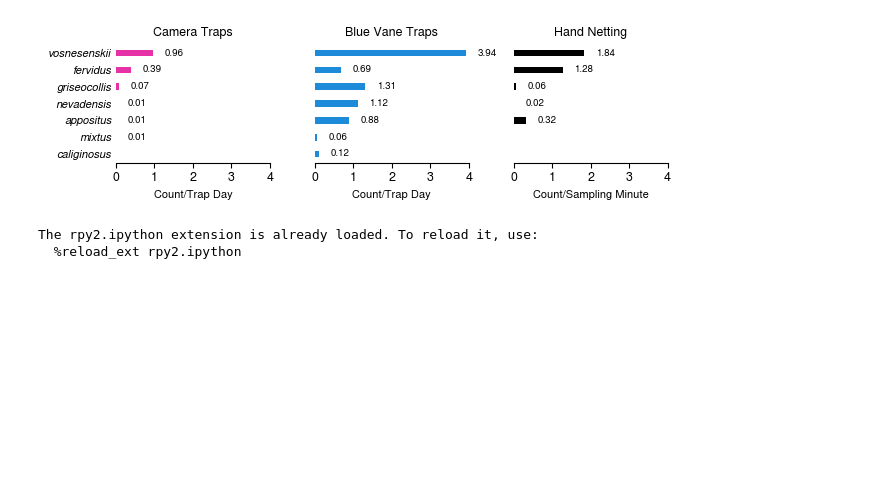
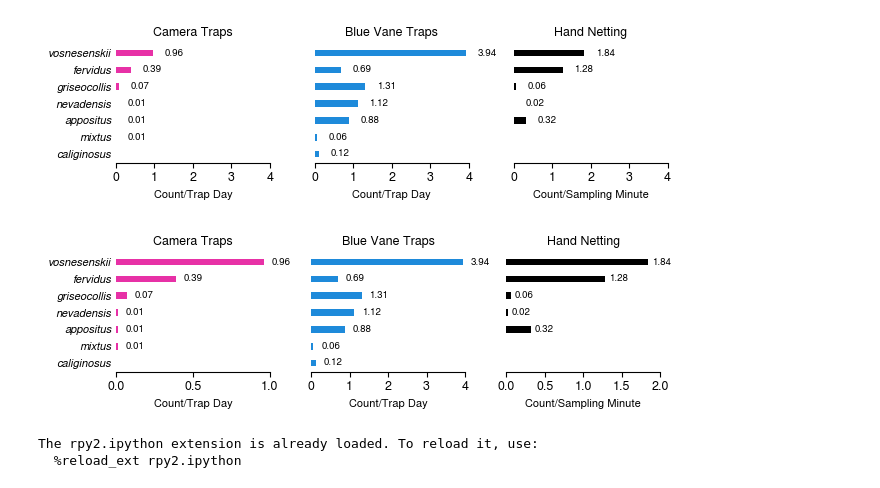
Before and after one commit to mparkergetz/bee_cam_data_processing, a Jupyter notebook: nb4_process_community_data.ipynb, the cells around one changed output. Saved outputs shown, nothing was run; the diff lists cells and outputs as text; code cells hidden in the pictures; blank space fills up the shorter version.

```diff
--- a/nb4_process_community_data.ipynb
+++ b/nb4_process_community_data.ipynb
@@ -242,5 +242,73 @@ plt.savefig('figs/methods_comparison_separated_norm.svg', format='svg')
 # %% [output]
 [figure]
+# %%
+# PLOT METHODS COMPARISON WITH NORMALIZED COUNTS
+bar_width = 0.4
+species_all_reversed = list(reversed(species_all))
+y_pos = range(len(species_all_reversed))
+text_offset = .3
+
+fig, axs = plt.subplots(1, 3, figsize=(6.5, 2), sharey=True)
+
+axs[0].set_yticks(y_pos)
+axs[0].invert_yaxis()
+axs[0].set_xlabel('Count/Trap Day', size=8)
+axs[0].set_xlim(0,1)
+axs[0].set_xticks([0,0.5,1])
+axs[0].set_title('Camera Traps', size=9)
+bars0 = axs[0].barh(y_pos, list(reversed(counts_s1n)), height=bar_width, color='#e731a6ff')
+for bar, count in zip(bars0, list(reversed(counts_s1n))):
+    if count != 0:
+        axs[0].text(
+            bar.get_width() + .05,
+            bar.get_y() + bar.get_height()/2,
+            str(count),
+            va='center',
+            ha='left',
+            size=7
+        )
+
+bars1 = axs[1].barh(y_pos, list(reversed(counts_s2n)), height=bar_width, color='#1e8adaff')
+for bar, count in zip(bars1, list(reversed(counts_s2n))):
+    if count != 0:
+        axs[1].text(bar.get_width() + .2, bar.get_y() + bar.get_height()/2, str(count),
+                    va='center', ha='left', size=7)
+axs[1].set_yticks(y_pos)
+axs[1].set_yticklabels([])
+axs[1].invert_yaxis()
+axs[1].set_xlabel('Count/Trap Day', size=8)
+axs[1].set_title('Blue Vane Traps', size=9)
+axs[1].set_xlim(0,4)
+
+bars2 = axs[2].barh(y_pos, list(reversed(counts_s3n)), height=bar_width, color='k')
+for bar, count in zip(bars2, list(reversed(counts_s3n))):
+    if count != 0:
+        axs[2].text(bar.get_width() + .05, bar.get_y() + bar.get_height()/2, str(count),
+                    va='center', ha='left', size=7)
+
+axs[2].set_yticks(y_pos)
+axs[2].set_yticklabels([])
+axs[2].invert_yaxis()
+axs[2].set_xlabel('Count/Sampling Minute', size=8)
+axs[2].set_title('Hand Netting', size=9)
+axs[2].set_xlim(0,2)
+
+for ax in axs:
+    ax.spines['left'].set_visible(False)
+    ax.tick_params(axis='y', length=0)
+    # ax.set_xlim(0, 4)
+    # ax.set_xticks(range(0, 181, 60))
+
+
+axs[0].set_yticklabels(
+    [label for label in species_all_reversed],
+    style='italic',
+    size=8
+)
+plt.tight_layout()
+plt.savefig('figs/methods_comparison_separated_norm_edit.svg', format='svg')
+# %% [output]
+[figure, added]
 # %%
 # # PREP AND EXPORT ABUNDANCE COUNTS FOR iNEXT
 # cam_bombus_counts = cam_bombus_counts.to_frame()
```
Also changed, not shown: parts of 1 cell of this notebook, 1 other file.
